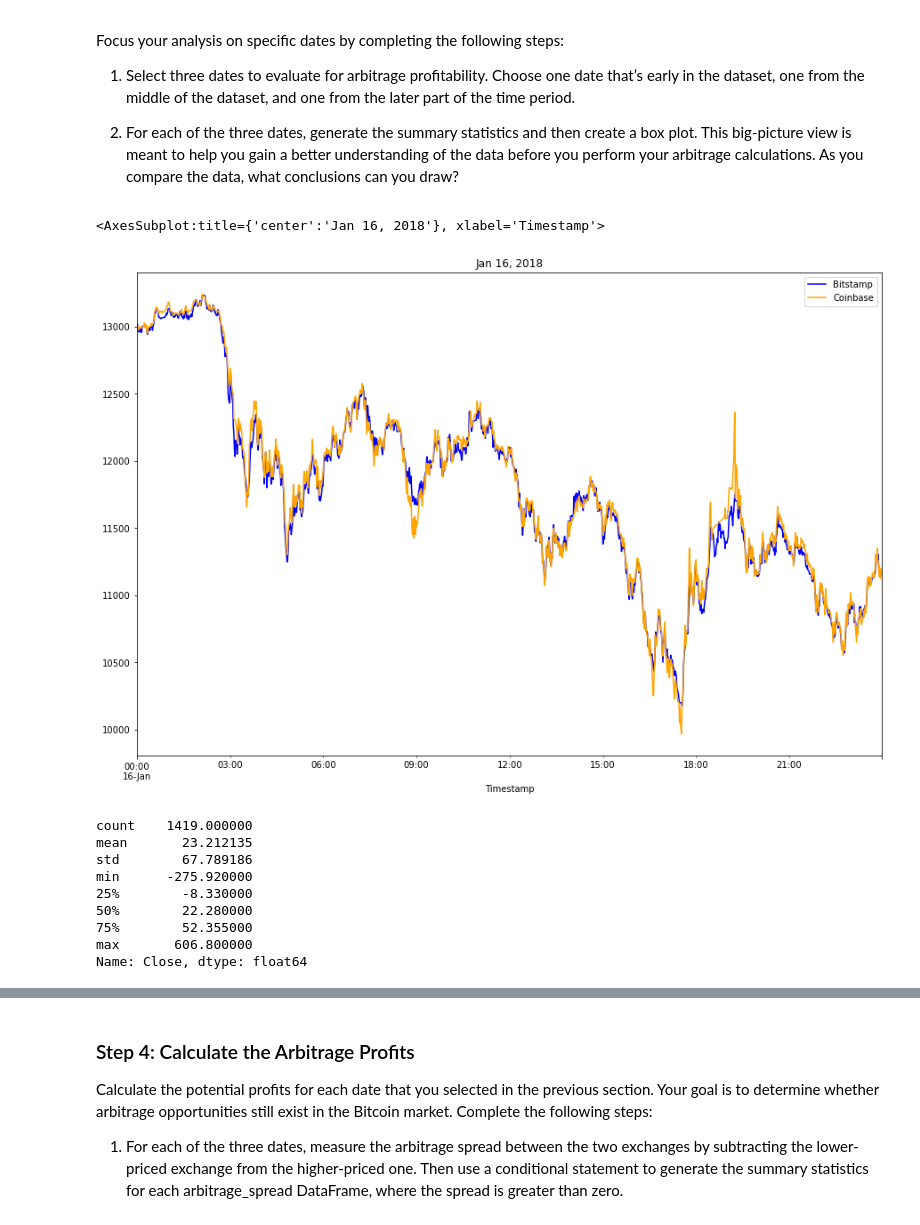
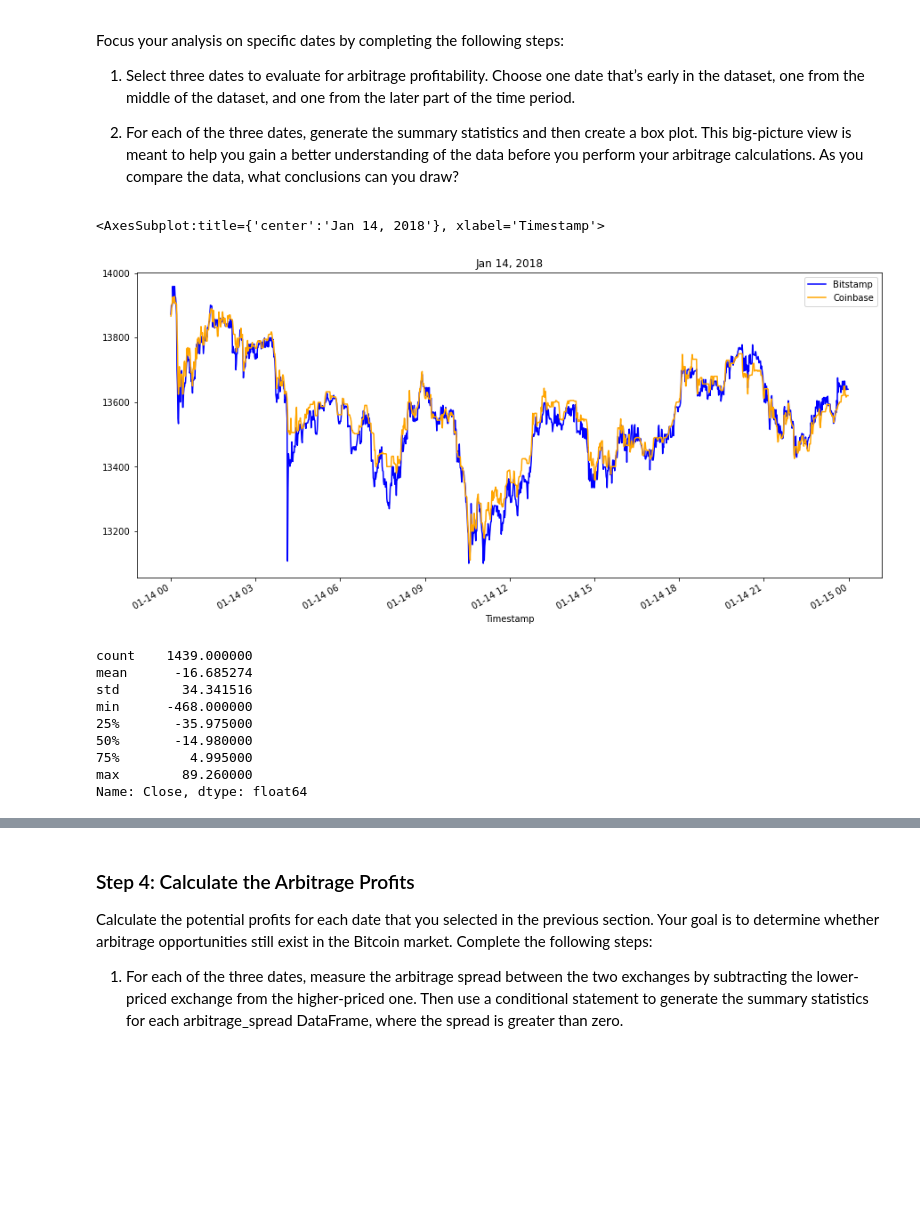
Before and after one commit to srn1358/Finding_Arbitrage_Opportunity, a Jupyter notebook: crypto_arbitrage.ipynb, the cells around one changed output, grey strips where cells are left out. Drawn from its saved outputs; the diff is of its cells as text; code cells hidden in the pictures; blank space fills up the shorter version.

Commit message:
Up to Step 2- from Step 4 :Calculate the Arbitrage Profits

```diff
--- a/crypto_arbitrage.ipynb
+++ b/crypto_arbitrage.ipynb
@@ -377,26 +377,27 @@ Focus your analysis on specific dates by completing the following steps:
 # %%
 # Create an overlay plot that visualizes the two dataframes over a period of one day early in the dataset.
 # Be sure that the plots include the parameters `legend`, `figsize`, `title`, `color` and `label`
-# YOUR CODE HERE
+bitstamp_sliced["2018-01-14 00:00:00":"2018-01-14 23:59:00"]['Close'].plot(legend=True, figsize=(15, 7), title="Jan 14, 2018", color="blue", label="Bitstamp")
+coinbase_sliced["2018-01-14 00:00:00":"2018-01-14 23:59:00"]['Close'].plot(legend=True, figsize=(15, 7), color="orange", label="Coinbase")
 # %% [output]
-<AxesSubplot:title={'center':'Jan 16, 2018'}, xlabel='Timestamp'>
+<AxesSubplot:title={'center':'Jan 14, 2018'}, xlabel='Timestamp'>
-[figure, old version]
+[figure, new version]
 # %%
 # Using the early date that you have selected, calculate the arbitrage spread
 # by subtracting the bitstamp lower closing prices from the coinbase higher closing prices
-arbitrage_spread_early = # YOUR CODE HERE
+arbitrage_spread_early = bitstamp_sliced['Close'].loc["2018-01-14 00:00:00":"2018-01-14 23:59:00"] - coinbase_sliced['Close'] .loc["2018-01-14 00:00:00":"2018-01-14 23:59:00"]
 
 # Generate summary statistics for the early DataFrame
-# YOUR CODE HERE
+arbitrage_spread_early.describe()
 # %% [output]
-count    1419.000000
-mean       23.212135
-std        67.789186
-min      -275.920000
-25%        -8.330000
-50%        22.280000
-75%        52.355000
-max       606.800000
+count    1439.000000
+mean      -16.685274
+std        34.341516
+min      -468.000000
+25%       -35.975000
+50%       -14.980000
+75%         4.995000
+max        89.260000
 Name: Close, dtype: float64
 # %%
 # Visualize the arbitrage spread from early in the dataset in a box plot
```
Also changed, not shown: parts of 16 cells of this notebook.
